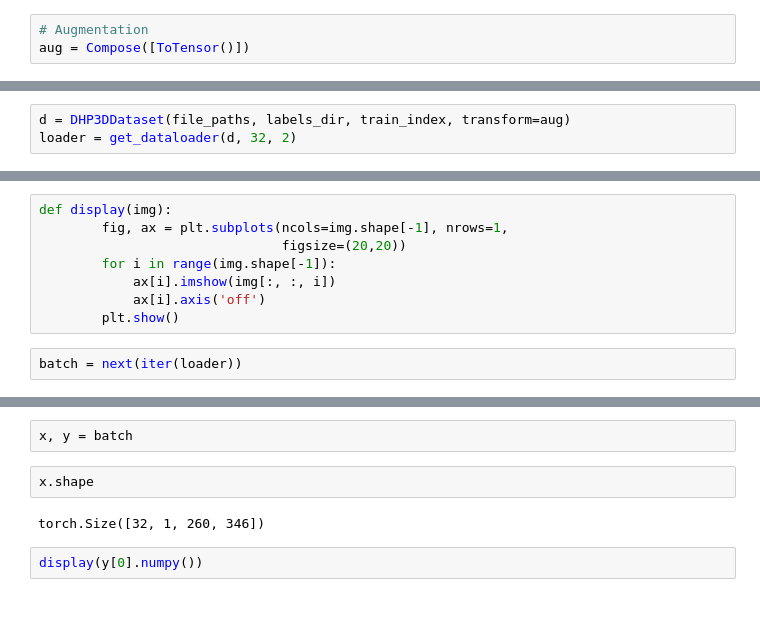
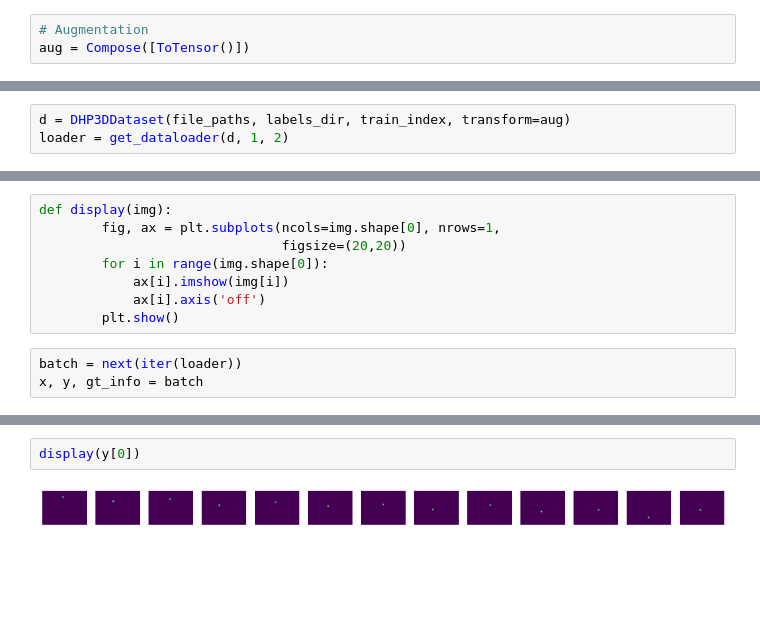
Before and after one commit to gianscarpe/event-based-monocular-hpe, a Jupyter notebook: notebooks/visualize_dhp3ddataset.ipynb, the cells around one changed output, grey strips where cells are left out. Saved outputs shown, nothing was run; the diff lists cells and outputs as text; blank space fills up the shorter version.

Commit message:
Fixing mpjpe, dataloader, training

```diff
--- a/notebooks/visualize_dhp3ddataset.ipynb
+++ b/notebooks/visualize_dhp3ddataset.ipynb
@@ -28,3 +32,3 @@ LOADED INDEXES! train: 20267     val: 5067       test: 6334
 # %%
 d = DHP3DDataset(file_paths, labels_dir, train_index, transform=aug)
-loader = get_dataloader(d, 32, 2)
+loader = get_dataloader(d, 1, 2)
@@ -31,10 +47,11 @@ loader = get_dataloader(d, 32, 2)
 # %%
 def display(img):
-        fig, ax = plt.subplots(ncols=img.shape[-1], nrows=1,
+        fig, ax = plt.subplots(ncols=img.shape[0], nrows=1,
                                figsize=(20,20))
-        for i in range(img.shape[-1]):
-            ax[i].imshow(img[:, :, i])
+        for i in range(img.shape[0]):
+            ax[i].imshow(img[i])
             ax[i].axis('off')
         plt.show()
 # %%
 batch = next(iter(loader))
+x, y, gt_info = batch
@@ -41,10 +76,4 @@ batch = next(iter(loader))
-# %%
-x, y = batch
-# %%
-x.shape
-# %% [output]
-torch.Size([32, 1, 260, 346])
 # %%
-display(y[0].numpy())
+display(y[0])
 # %% [output]
-[figure, old version]
+[figure, new version]
```
Also changed, not shown: parts of 25 cells of this notebook, 17 other files.
